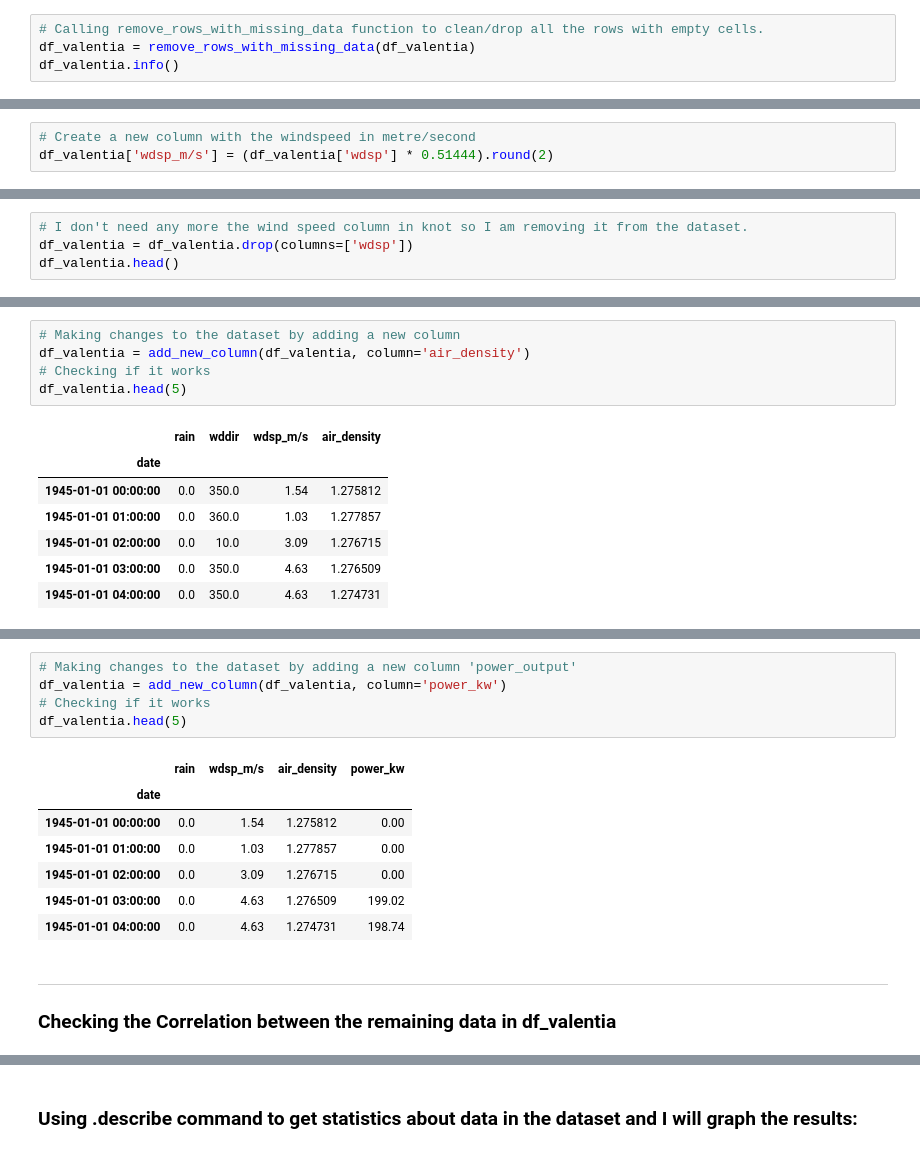
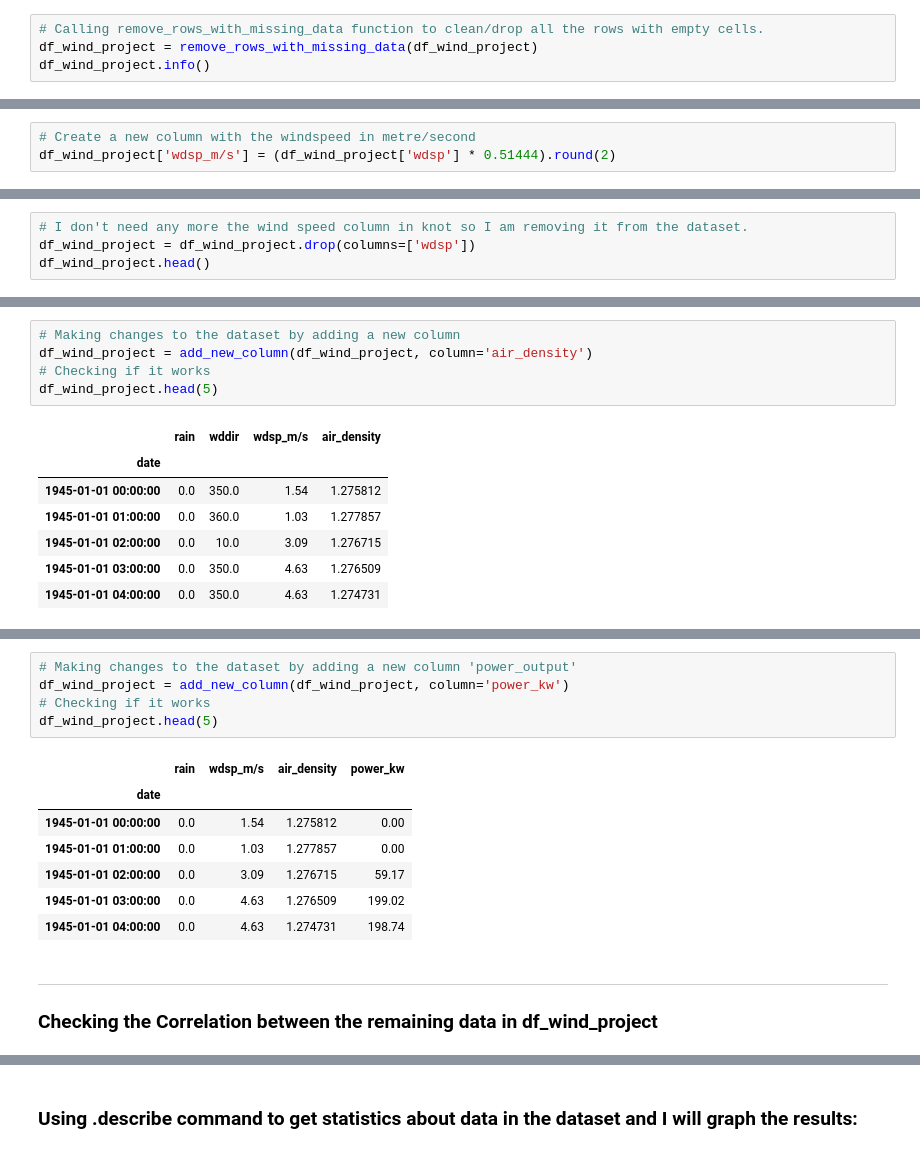
Before and after one commit to ermelinda-q/PFDA, a Jupyter notebook: project/project.ipynb, the cells around one changed output, grey strips where cells are left out. Saved outputs shown, nothing was run; the diff lists cells and outputs as text.

```diff
--- a/project/project.ipynb
+++ b/project/project.ipynb
@@ -135,7 +136,7 @@ Total rows with at least one empty values: 176
 # %%
 # Calling remove_rows_with_missing_data function to clean/drop all the rows with empty cells.
-df_valentia = remove_rows_with_missing_data(df_valentia)
-df_valentia.info()
+df_wind_project = remove_rows_with_missing_data(df_wind_project)
+df_wind_project.info()
 # %% [output]
 <class 'pandas.core.frame.DataFrame'>
 DatetimeIndex: 701104 entries, 1945-01-01 00:00:00 to 2025-01-01 00:00:00
@@ -157,4 +158,4 @@ To convert the wind speed (wdsp) from knots to metres per second, I will use the
 # %%
 # Create a new column with the windspeed in metre/second
-df_valentia['wdsp_m/s'] = (df_valentia['wdsp'] * 0.51444).round(2)
+df_wind_project['wdsp_m/s'] = (df_wind_project['wdsp'] * 0.51444).round(2)
 # %%
@@ -169,8 +170,8 @@ df_valentia.head()
 | 1945-01-01 04:00:00 | 0.0 | 9.3 | 10.8 | 1037.599976 | 9.0 | 350.0 | 4.63 |
 # %%
 # I don't need any more the wind speed column in knot so I am removing it from the dataset.
-df_valentia = df_valentia.drop(columns=['wdsp'])
-df_valentia.head()
+df_wind_project = df_wind_project.drop(columns=['wdsp'])
+df_wind_project.head()
 # %% [output]
 |  | rain | temp | vappr | msl | wddir | wdsp_m/s |
 | date |  |  |  |  |  |  |
@@ -274,9 +275,9 @@ Functions used:
 - `add_new_column`
 # %%
 # Making changes to the dataset by adding a new column
-df_valentia = add_new_column(df_valentia, column='air_density')
+df_wind_project = add_new_column(df_wind_project, column='air_density')
 # Checking if it works
-df_valentia.head(5)
+df_wind_project.head(5)
 # %% [output]
 |  | rain | wddir | wdsp_m/s | air_density |
 | date |  |  |  |  |
@@ -324,18 +324,18 @@ Functions used:
 - `add_new_column`
 # %%
 # Making changes to the dataset by adding a new column 'power_output'
-df_valentia = add_new_column(df_valentia, column='power_kw')
+df_wind_project = add_new_column(df_wind_project, column='power_kw')
 # Checking if it works
-df_valentia.head(5)
+df_wind_project.head(5)
 # %% [output]
 |  | rain | wdsp_m/s | air_density | power_kw |
 | date |  |  |  |  |
 | 1945-01-01 00:00:00 | 0.0 | 1.54 | 1.275812 | 0.00 |
 | 1945-01-01 01:00:00 | 0.0 | 1.03 | 1.277857 | 0.00 |
-| 1945-01-01 02:00:00 | 0.0 | 3.09 | 1.276715 | 0.00 |
+| 1945-01-01 02:00:00 | 0.0 | 3.09 | 1.276715 | 59.17 |
 | 1945-01-01 03:00:00 | 0.0 | 4.63 | 1.276509 | 199.02 |
 | 1945-01-01 04:00:00 | 0.0 | 4.63 | 1.274731 | 198.74 |
 # %% [markdown]
 ***
-### Checking the Correlation between the remaining data in df_valentia
+### Checking the Correlation between the remaining data in df_wind_project
 # %%
```
Also changed, not shown: parts of 33 cells of this notebook, 2 other files.
